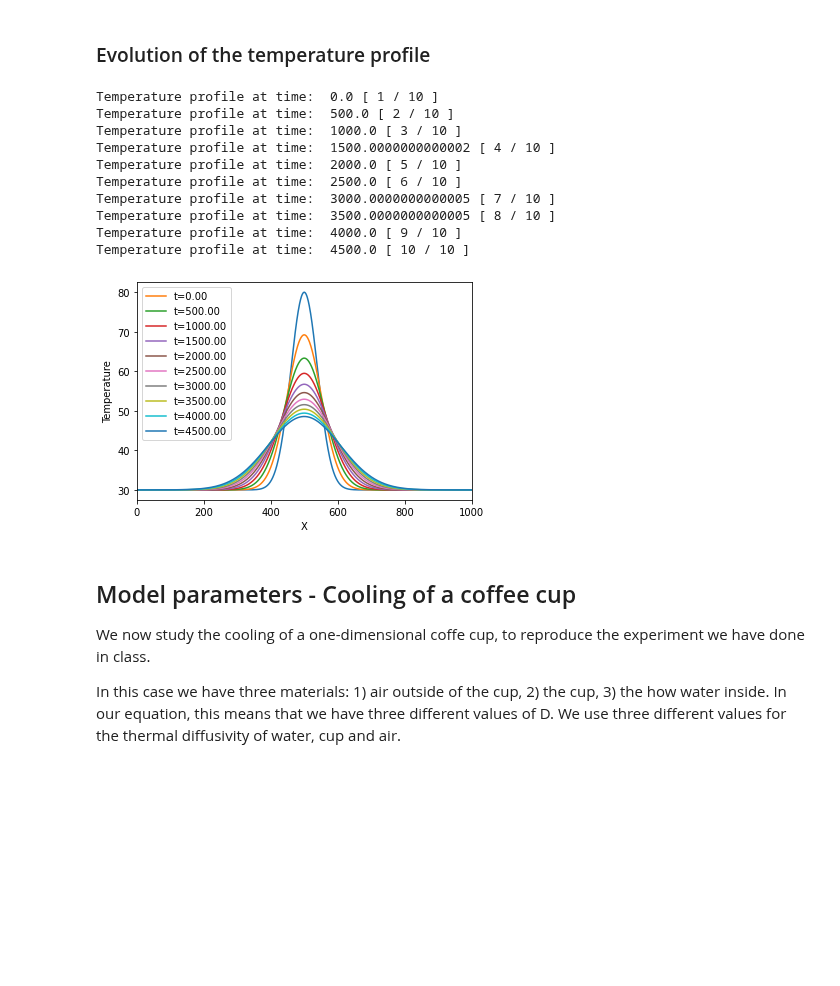
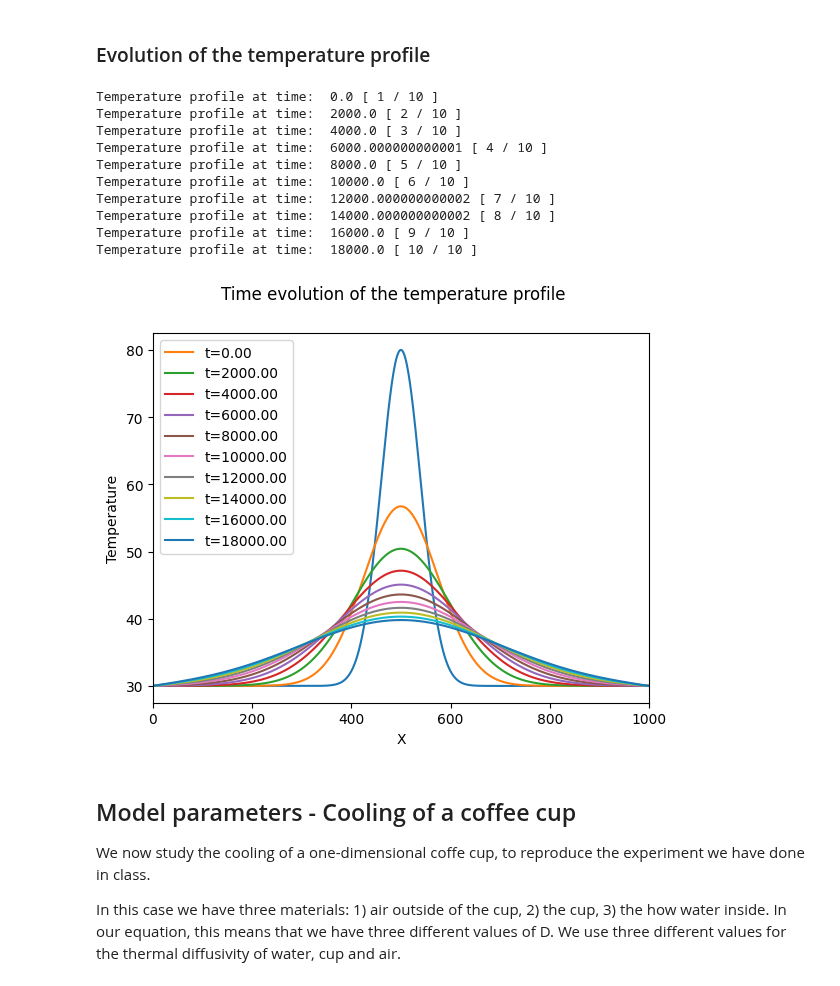
Before and after one commit to mpcmpc/PH2103, a Jupyter notebook: DiffusionEquation.ipynb, the cells around one changed output. Saved outputs shown, nothing was run; the diff lists cells and outputs as text; code cells hidden in the pictures; blank space fills up the shorter version.

```diff
--- a/DiffusionEquation.ipynb
+++ b/DiffusionEquation.ipynb
@@ -101,7 +101,7 @@ d2Txx = np.empty(N)
 
 "Other variables"
 #end simulation time
-end_time = 5000
+end_time = 20000
 #time simulated so far
 elapsed_time = 0
 # we want to plot ncurves at regular time intervales
@@ -154,43 +155,44 @@ plt.plot(Temp,'r-')
 ##################################### BE patient, the cell is running if you see [*] on the left
 
 #this cell evolves the temperature profile and makes the plot
 #the evolution requires some time
 
 # we prepare a figure, i.e, the axis
 plt.figure()
 plt.xlim(0,1000)
 plt.xlabel('X')
 plt.ylabel('Temperature')
+plt.suptitle('Time evolution of the temperature profile')
 plt.plot(Temp)
 # reset the elapsed time; now, the temperature profile is the one we set above
 elapsed_time = 0
 for curve in range(0,ncurves):
     #we integrate time time between two consecuive plots
     #notice that the loops in n below exclude the first and the last cells, as the temperature there is fixed
     for step in range (1,num_integration_loops):
         #compute the derivative of the temperature
         for n in range(1,N-1):
             d2Txx[n] = (Temp[n+1]-2*Temp[n]+Temp[n-1])/(dx*dx)
         # update the temperature
         for n in range(1,N-1):
             Temp[n] = Temp[n]+D*d2Txx[n]*dt
         #advance time
         elapsed_time = elapsed_time+dt
     print("Temperature profile at time: ", curve*dt*num_integration_loops, "[",curve+1,"/",ncurves,"]")
     plt.plot(Temp,label='t=%1.2f' %(curve*dt*num_integration_loops))
     plt.legend(loc='upper left')
 # %% [output]
 Temperature profile at time:  0.0 [ 1 / 10 ]
-Temperature profile at time:  500.0 [ 2 / 10 ]
-Temperature profile at time:  1000.0 [ 3 / 10 ]
-Temperature profile at time:  1500.0000000000002 [ 4 / 10 ]
-Temperature profile at time:  2000.0 [ 5 / 10 ]
-Temperature profile at time:  2500.0 [ 6 / 10 ]
-Temperature profile at time:  3000.0000000000005 [ 7 / 10 ]
-Temperature profile at time:  3500.0000000000005 [ 8 / 10 ]
-Temperature profile at time:  4000.0 [ 9 / 10 ]
-Temperature profile at time:  4500.0 [ 10 / 10 ]
+Temperature profile at time:  2000.0 [ 2 / 10 ]
+Temperature profile at time:  4000.0 [ 3 / 10 ]
+Temperature profile at time:  6000.000000000001 [ 4 / 10 ]
+Temperature profile at time:  8000.0 [ 5 / 10 ]
+Temperature profile at time:  10000.0 [ 6 / 10 ]
+Temperature profile at time:  12000.000000000002 [ 7 / 10 ]
+Temperature profile at time:  14000.000000000002 [ 8 / 10 ]
+Temperature profile at time:  16000.0 [ 9 / 10 ]
+Temperature profile at time:  18000.0 [ 10 / 10 ]
-[figure, old version]
+[figure, new version]
 # %% [markdown]
 ## Model parameters - Cooling of a coffee cup
 We now study the cooling of a one-dimensional coffe cup, to reproduce the experiment we have done in class.
```
Also changed, not shown: parts of 8 cells of this notebook.
